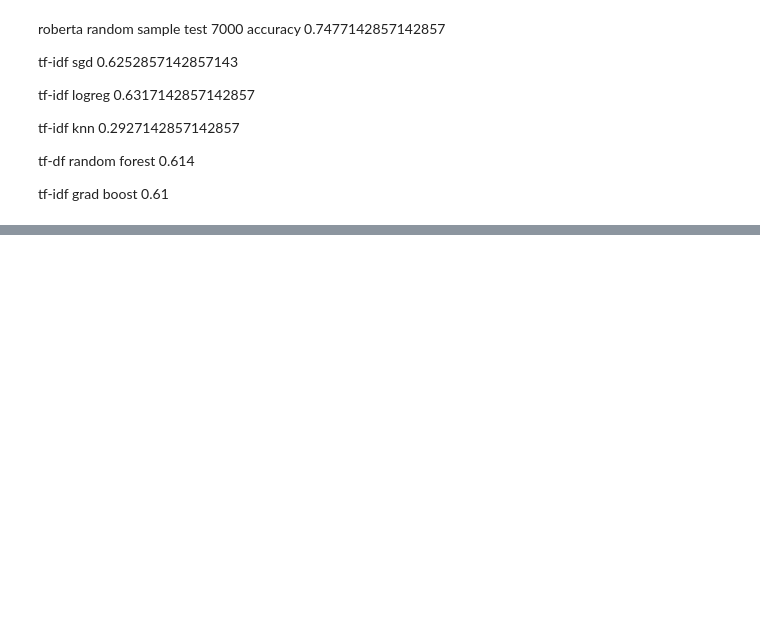
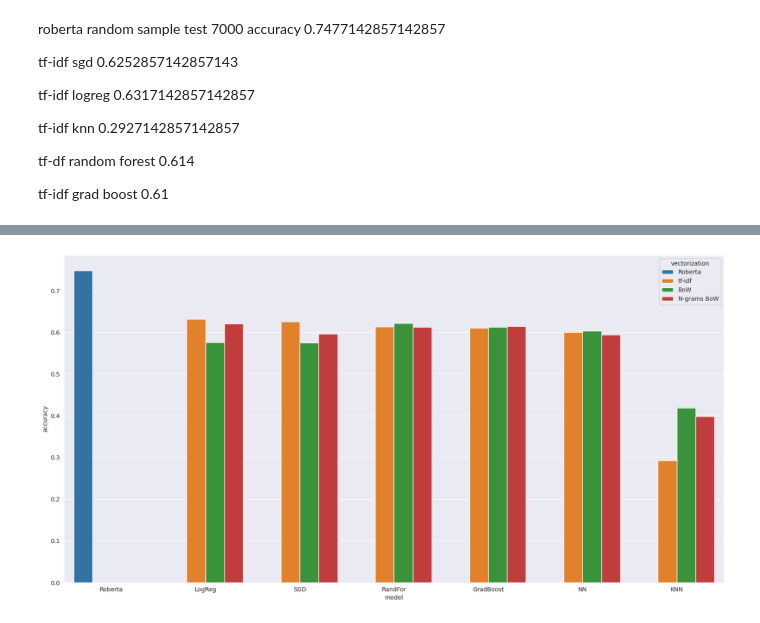
Before and after one commit to s7on1250/AnalyzingLyricsByAI, a Jupyter notebook: eda/dementia_eda.ipynb, the cells around one changed output, grey strips where cells are left out. Cells and saved outputs as stored; diff of their text form; code cells hidden in the pictures; blank space fills up the shorter version.

Commit message:
metrics plot

```diff
--- a/eda/dementia_eda.ipynb
+++ b/eda/dementia_eda.ipynb
@@ -105,0 +102,27 @@ metrics.head()
+# %%
+metrics = pd.DataFrame(columns=['model', 'vectorization', 'accuracy'])
+
+metrics = pd.concat([metrics, pd.DataFrame({'model': 'SGD', 'vectorization': 'tf-idf', 'accuracy': 0.6252857142857143}, index=[0])])
+metrics = pd.concat([metrics, pd.DataFrame({'model': 'LogReg', 'vectorization': 'tf-idf', 'accuracy': 0.6317142857142857}, index=[1])])
+metrics = pd.concat([metrics, pd.DataFrame({'model': 'KNN', 'vectorization': 'tf-idf', 'accuracy': 0.2927142857142857}, index=[2])])
+metrics = pd.concat([metrics, pd.DataFrame({'model': 'RandFor', 'vectorization': 'tf-idf', 'accuracy': 0.614}, index=[3])])
+metrics = pd.concat([metrics, pd.DataFrame({'model': 'GradBoost', 'vectorization': 'tf-idf', 'accuracy': 0.61}, index=[4])])
+
+metrics = pd.concat([metrics, pd.DataFrame({'model': 'SGD', 'vectorization': 'BoW', 'accuracy': 0.5752857142857143}, index=[5])])
+metrics = pd.concat([metrics, pd.DataFrame({'model': 'LogReg', 'vectorization': 'BoW', 'accuracy': 0.5757142857142857}, index=[6])])
+metrics = pd.concat([metrics, pd.DataFrame({'model': 'KNN', 'vectorization': 'BoW', 'accuracy': 0.4184285714285714}, index=[7])])
+metrics = pd.concat([metrics, pd.DataFrame({'model': 'RandFor', 'vectorization': 'BoW', 'accuracy': 0.6215714285714286}, index=[8])])
+metrics = pd.concat([metrics, pd.DataFrame({'model': 'GradBoost', 'vectorization': 'BoW', 'accuracy': 0.6125714285714285}, index=[9])])
+
+metrics = pd.concat([metrics, pd.DataFrame({'model': 'SGD', 'vectorization': 'N-grams BoW', 'accuracy': 0.5964285714285714}, index=[10])])
+metrics = pd.concat([metrics, pd.DataFrame({'model': 'LogReg', 'vectorization': 'N-grams BoW', 'accuracy': 0.6207142857142857}, index=[11])])
+metrics = pd.concat([metrics, pd.DataFrame({'model': 'KNN', 'vectorization': 'N-grams BoW', 'accuracy': 0.398}, index=[12])])
+metrics = pd.concat([metrics, pd.DataFrame({'model': 'RandFor', 'vectorization': 'N-grams BoW', 'accuracy': 0.6128571428571429}, index=[13])])
+metrics = pd.concat([metrics, pd.DataFrame({'model': 'GradBoost', 'vectorization': 'N-grams BoW', 'accuracy': 0.6147142857142858}, index=[14])])
+
+metrics = pd.concat([metrics, pd.DataFrame({'model': 'NN', 'vectorization': 'tf-idf', 'accuracy': 0.6}, index=[15])])
+metrics = pd.concat([metrics, pd.DataFrame({'model': 'NN', 'vectorization': 'BoW', 'accuracy': 0.603}, index=[16])])
+metrics = pd.concat([metrics, pd.DataFrame({'model': 'NN', 'vectorization': 'N-grams BoW', 'accuracy': 0.594}, index=[17])])
+
+metrics = pd.concat([metrics, pd.DataFrame({'model': 'Roberta', 'vectorization': 'Roberta', 'accuracy': 0.7477142857142857}, index=[18])])
+metrics
@@ -106,10 +149,10 @@ metrics.head()
 # %%
-metrics = metrics.rename(columns={'Unnamed: 0': 'model'})
-metrics_melted = pd.melt(metrics, id_vars=['model'], var_name='metric', value_name='value')
-metrics_melted = metrics_melted.sort_values(by='value', ascending=False)
+metrics_melted = metrics.sort_values(by='accuracy', ascending=False)
 
 plt.figure(figsize=(20, 10))
-sns.barplot(x='metric', y='value', hue='model', data=metrics_melted, dodge=False)
+sns.barplot(x='model', y='accuracy', hue='vectorization', data=metrics_melted)
 
-
+plt.savefig('metrics.png')
 plt.show()
+# %% [output]
+[figure, added]
```
Also changed, not shown: parts of 3 cells of this notebook, 3 other files.
